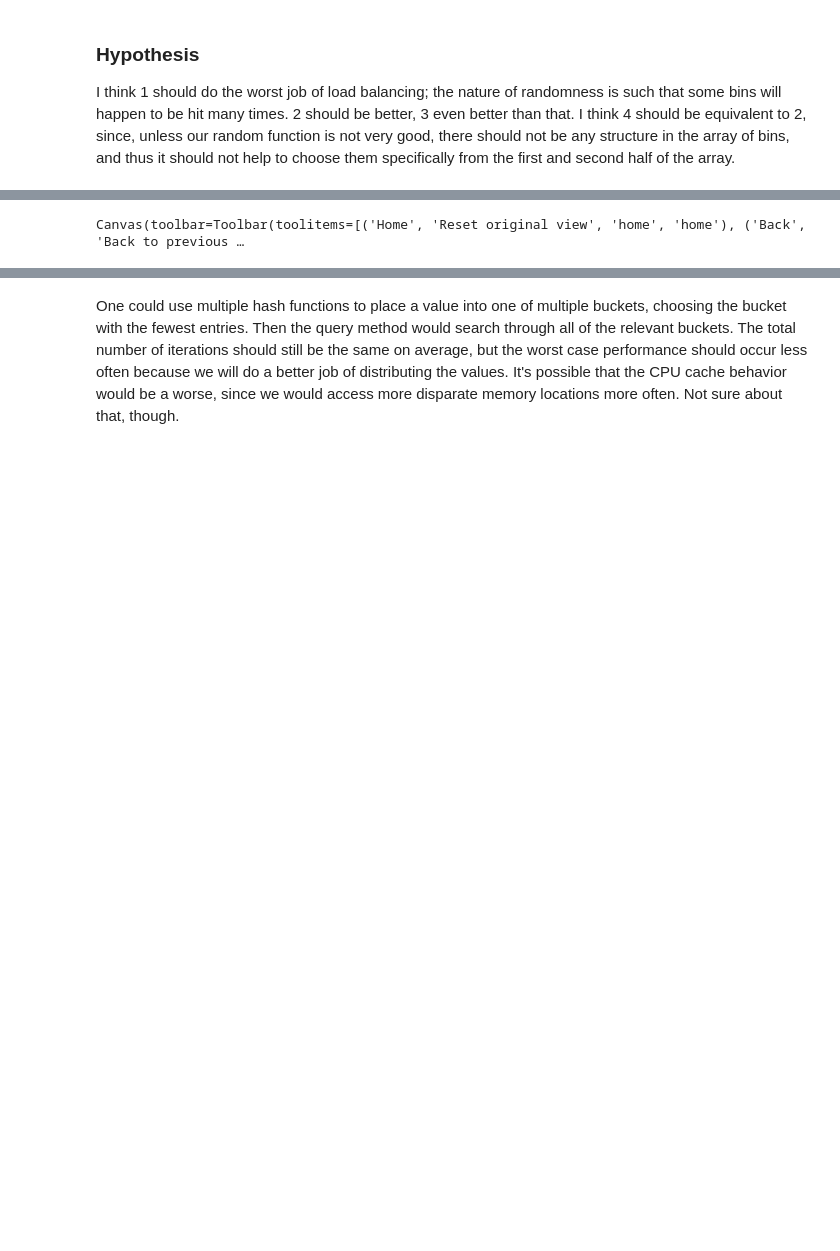
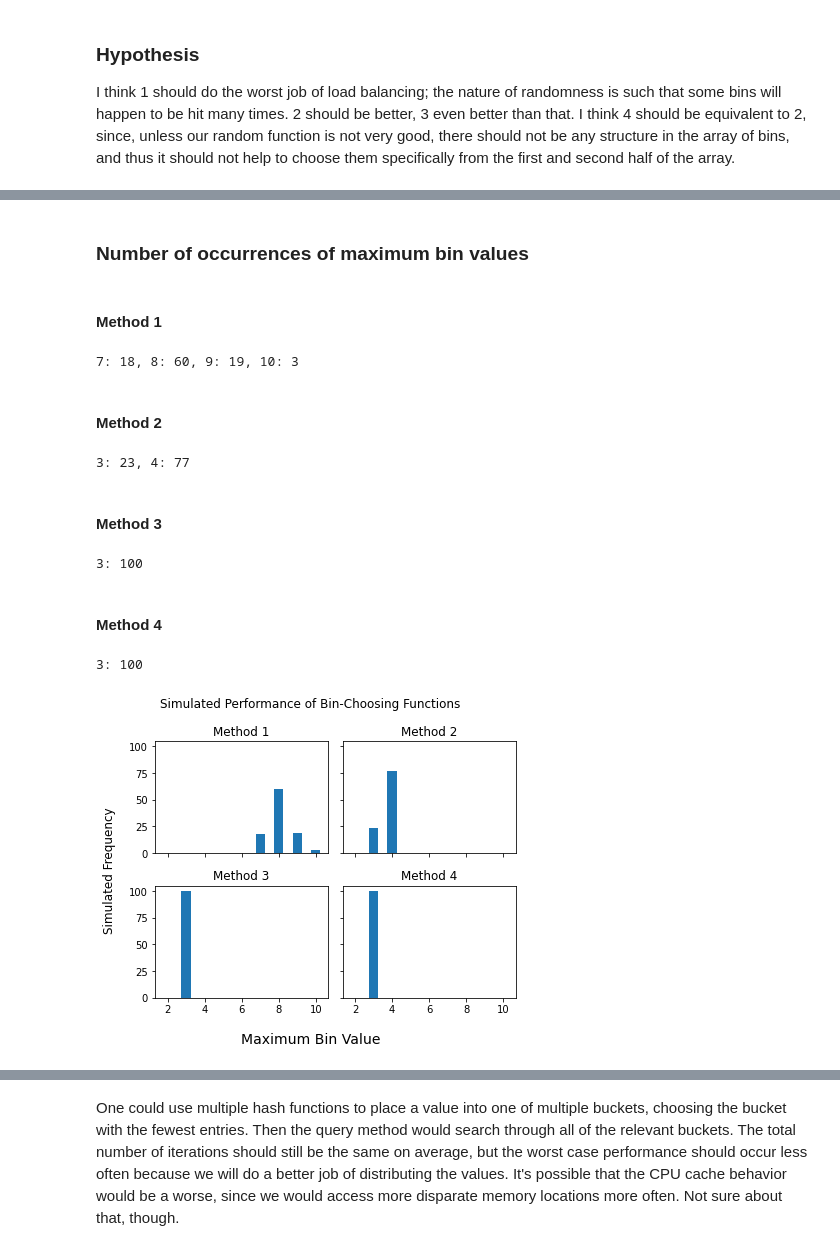
Before and after one commit to garfieldnate/Stanford-CS-168_Modern_Algorithmic_Toolbox, a Jupyter notebook: cs168/notebooks/mini_project_1.ipynb, the cells around one changed output, grey strips where cells are left out. Cells and saved outputs as stored; diff of their text form; code cells hidden in the pictures; blank space fills up the shorter version.

```diff
--- a/cs168/notebooks/mini_project_1.ipynb
+++ b/cs168/notebooks/mini_project_1.ipynb
@@ -140,26 +176,42 @@ max_values_2 = simulate(choose_bin_2)
 max_values_3 = simulate(choose_bin_3)
 # %%
 max_values_4 = simulate(choose_bin_4)
-# %%
-data = [
-    ("Method 1", max_values_1),
-    ("Method 2", max_values_2),
-    ("Method 3", max_values_3),
-    ("Method 4", max_values_4)]
-
-fig = plt.figure()
-for i, d in enumerate(data):
-    ax=fig.add_subplot(4, 1, i + 1)
-    ax.hist(d[1], bins=range(2,10), rwidth=.5, align='left')
-    ax.set_title(d[0])
-    ax.set_xlabel("Maximum Bin Value", size=14)
-fig.suptitle("Simulated Performance of Bin-Choosing Functions")
-fig.supylabel("Simulated Frequency")
-fig.tight_layout()
-
-fig.show()
-# %% [output]
-Canvas(toolbar=Toolbar(toolitems=[('Home', 'Reset original view', 'home', 'home'), ('Back', 'Back to previous …
+# %%
+data = [
+    ("Method 1", max_values_1),
+    ("Method 2", max_values_2),
+    ("Method 3", max_values_3),
+    ("Method 4", max_values_4)]
+
+# output raw data, since it's hard to see in the histogram plots
+markdown("### Number of occurrences of maximum bin values")
+for d in data:
+    markdown(f'#### {d[0]}')
+    sorted_occurences = sorted(Counter(d[1]).items())
+    print(', '.join(f'{key}: {val}' for key, val in sorted_occurences))
+    # print(sorted(Counter(d[1]).items()))
+
+# fig, axes = plt.subplots(1, 4, sharex=True, sharey=True, figsize=(10,3))
+fig, axes = plt.subplots(2, 2, sharex=True, sharey=True, figsize=(6,5))
+for ax, d in zip(axes.flatten(), data):
+    ax.hist(d[1], bins=range(2,12), rwidth=.5, align='left')
+    ax.set_title(d[0])
+fig.subplots_adjust(hspace=2.0, wspace=1.0)
+fig.suptitle("Simulated Performance of Bin-Choosing Functions")
+fig.supxlabel("Maximum Bin Value", size=14)
+fig.supylabel("Simulated Frequency")
+fig.tight_layout()
+# %% [output]
+### Number of occurrences of maximum bin values
+#### Method 1
+7: 18, 8: 60, 9: 19, 10: 3
+#### Method 2
+3: 23, 4: 77
+#### Method 3
+3: 100
+#### Method 4
+3: 100
+[figure, added]
 # %% [markdown]
 ### Analysis
 
```
Also changed, not shown: parts of 47 cells of this notebook, 2 other files.
